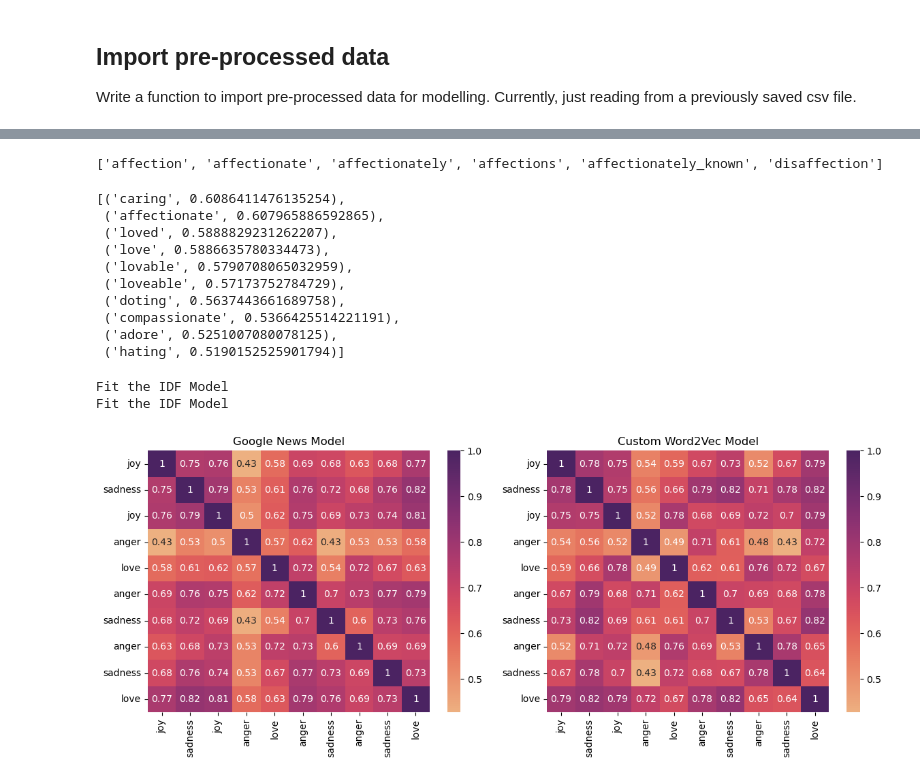
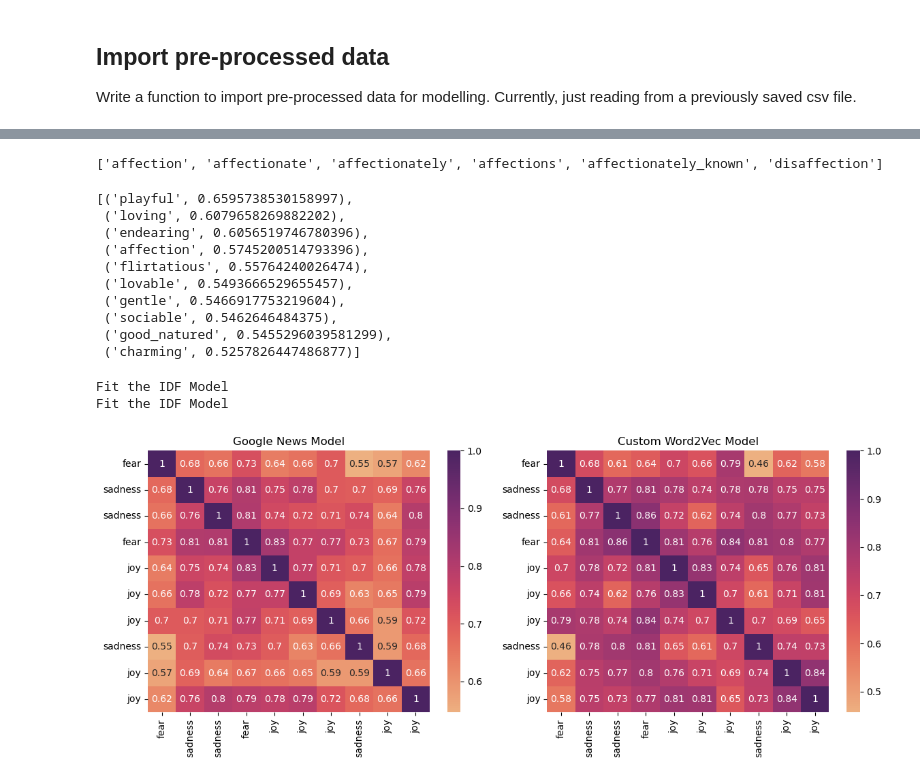
Before and after one commit to garimasc/emotional_classification, a Jupyter notebook: word2vec.ipynb, the cells around one changed output, grey strips where cells are left out. Cells and saved outputs as stored; diff of their text form; code cells hidden in the pictures.

Commit message:
clean up word2vec notebook

```diff
--- a/word2vec.ipynb
+++ b/word2vec.ipynb
@@ -80,7 +50,0 @@ def clean_text(text):
-# %%
-data = pd.read_csv("data/dev_data.csv")
-data['text'] = data['text'].apply(lambda x: clean_text(x))
-
-emotions = data['label'].unique().tolist()
-emotions.sort()
-emotions
@@ -89,6 +51,7 @@ emotions
 # %%
-X_train,X_test, y_train, y_test = train_test_split(data['text'], data['label'], random_state=0,
-                                                   test_size= 0.3, stratify= data['label'])
+# split into train and test dataset. Use only 100k samples to train and use the rest as test
+X_train,X_test, y_train, y_test = train_test_split(data['process_text'], data['label'], random_state=0,
+                                                   train_size= int(2e5), stratify= data['label'])
 # %%
 def preprocess(X, remove_stopwords= False):
     w2v_data = []
@@ -118,19 +81,19 @@ model.wv.most_similar('affectionate')
 # %%
 goog_wordvecs = KeyedVectors.load_word2vec_format('GoogleNews-vectors-negative300.bin', binary=True, limit=100000)
 print([key for key, value in goog_wordvecs.key_to_index.items() if 'affection' in key])
-goog_wordvecs.most_similar('loving')
+goog_wordvecs.most_similar('affectionate')
 # %% [output]
 ['affection', 'affectionate', 'affectionately', 'affections', 'affectionately_known', 'disaffection']
-[('caring', 0.6086411476135254),
- ('affectionate', 0.607965886592865),
- ('loved', 0.5888829231262207),
- ('love', 0.5886635780334473),
- ('lovable', 0.5790708065032959),
- ('loveable', 0.57173752784729),
- ('doting', 0.5637443661689758),
- ('compassionate', 0.5366425514221191),
- ('adore', 0.5251007080078125),
- ('hating', 0.5190152525901794)]
+[('playful', 0.6595738530158997),
+ ('loving', 0.6079658269882202),
+ ('endearing', 0.6056519746780396),
+ ('affection', 0.5745200514793396),
+ ('flirtatious', 0.55764240026474),
+ ('lovable', 0.5493666529655457),
+ ('gentle', 0.5466917753219604),
+ ('sociable', 0.5462646484375),
+ ('good_natured', 0.5455296039581299),
+ ('charming', 0.5257826447486877)]
 # %%
 # Create a Word2Vec Transformer
 class W2VEmbeddings(TransformerMixin):
@@ -151,8 +114,8 @@ class W2VEmbeddings(TransformerMixin):
         w2v_X = preprocess(X)
 
         if self.w2v_model is None:
-            print("Fitting new Word2Vec model on training data.")
-            w2v_model = Word2Vec(w2v_X, min_count = 1, window = 3, vector_size= 100)
+            print(f"Fitting new Word2Vec model of size {self.max_len} on training data.")
+            w2v_model = Word2Vec(w2v_X, min_count = 1, window = 5, vector_size= self.max_len)
             self.w2v_model = w2v_model.wv
             self.max_len = min(self.max_len,self.w2v_model.vector_size)
             print("Done!")
@@ -181,22 +144,22 @@ class W2VEmbeddings(TransformerMixin):
 # %%
 fig,axs = plt.subplots(figsize= (12,5), ncols= 2)
 
 test_goog = W2VEmbeddings(weights= 'idf', w2v_model= goog_wordvecs, max_len= 300).fit_transform(X_train[:10])
 sns.heatmap(pd.DataFrame(cosine_similarity(test_goog), index = y_train[:10], columns= y_train[:10]), annot= True,
             cmap= sns.color_palette("flare", as_cmap=True), ax= axs[0])
 axs[0].set_xlabel('')
 axs[0].set_ylabel('')
 axs[0].set_title("Google News Model")
 
-test_custom = W2VEmbeddings(weights= 'idf', w2v_model= model.wv).fit_transform(X_train[:10])
+test_custom = W2VEmbeddings(weights= 'idf', w2v_model= model.wv, max_len= 300).fit_transform(X_train[:10])
 sns.heatmap(pd.DataFrame(cosine_similarity(test_custom), index = y_train[:10], columns= y_train[:10]), annot= True,
             cmap= sns.color_palette("flare", as_cmap=True), ax= axs[1])
 axs[1].set_xlabel('')
 axs[1].set_ylabel('')
 axs[1].set_title("Custom Word2Vec Model")
 
 plt.tight_layout();
 # %% [output]
 Fit the IDF Model
 Fit the IDF Model
-[figure, old version]
+[figure, new version]
```
Also changed, not shown: parts of 11 cells of this notebook, 1 other file.
